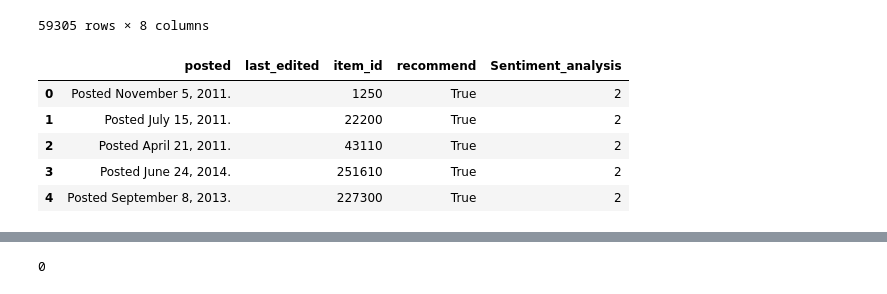
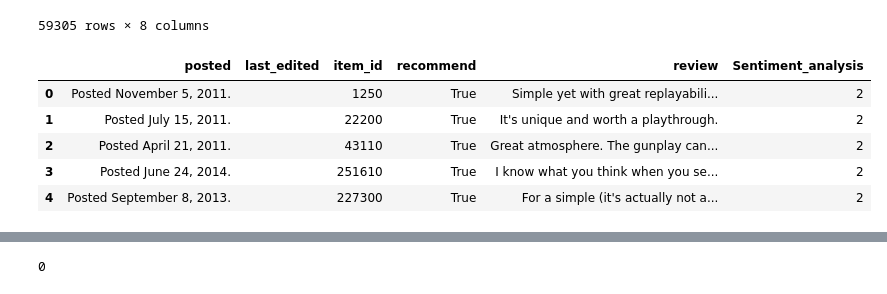
Before and after one commit to DavidVillamizar04/Modelo_recomendacion_steam, a Jupyter notebook: Notebooks/ETL.ipynb, the cells around one changed output, grey strips where cells are left out. Drawn from its saved outputs; the diff is of its cells as text; code cells hidden in the pictures.

```diff
--- a/Notebooks/ETL.ipynb
+++ b/Notebooks/ETL.ipynb
@@ -238,15 +247,15 @@ review_desanidada
 | 59304 |  | Posted July 2. |  | 440 | No ratings yet | True | so much fun :D | 2 |
 59305 rows × 8 columns
 # %%
-review_desanidada = review_desanidada.drop(['funny','helpful','review'], axis=1)
+review_desanidada = review_desanidada.drop(['funny','helpful'], axis=1)
 review_desanidada.head()
 # %% [output]
-|  | posted | last_edited | item_id | recommend | Sentiment_analysis |
-| 0 | Posted November 5, 2011. |  | 1250 | True | 2 |
-| 1 | Posted July 15, 2011. |  | 22200 | True | 2 |
-| 2 | Posted April 21, 2011. |  | 43110 | True | 2 |
-| 3 | Posted June 24, 2014. |  | 251610 | True | 2 |
-| 4 | Posted September 8, 2013. |  | 227300 | True | 2 |
+|  | posted | last_edited | item_id | recommend | review | Sentiment_analysis |
+| 0 | Posted November 5, 2011. |  | 1250 | True | Simple yet with great replayabili... | 2 |
+| 1 | Posted July 15, 2011. |  | 22200 | True | It's unique and worth a playthrough. | 2 |
+| 2 | Posted April 21, 2011. |  | 43110 | True | Great atmosphere. The gunplay can... | 2 |
+| 3 | Posted June 24, 2014. |  | 251610 | True | I know what you think when you se... | 2 |
+| 4 | Posted September 8, 2013. |  | 227300 | True | For a simple (it's actually not a... | 2 |
 # %%
 #Fecha de last_edited
 review_desanidada["Year"] = review_desanidada["last_edited"].str.extract(r"(\d{4})") #year con last_edited
```
Also changed, not shown: parts of 16 cells of this notebook, 6 other files.
